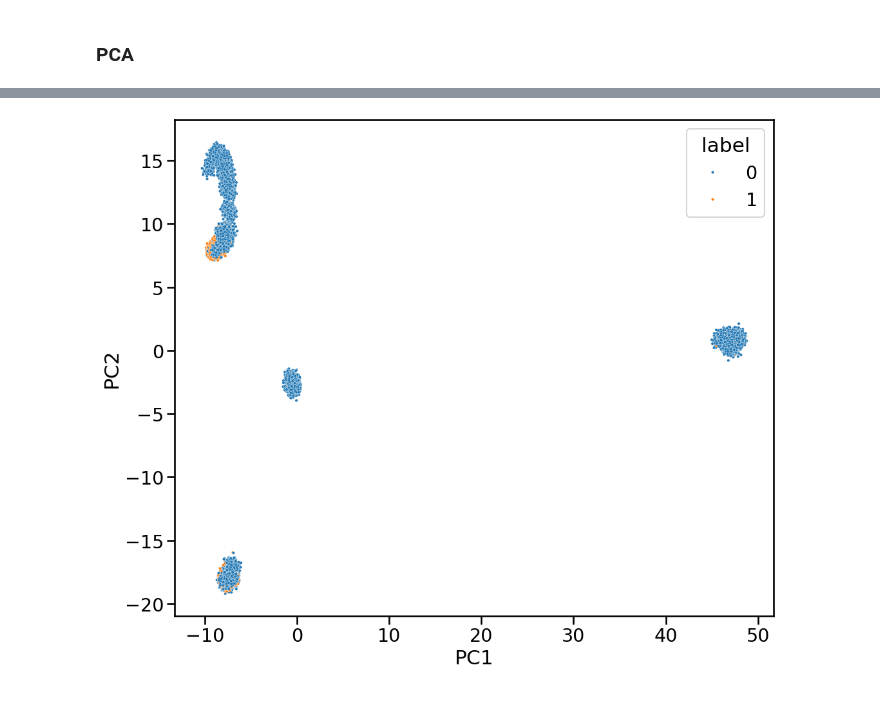
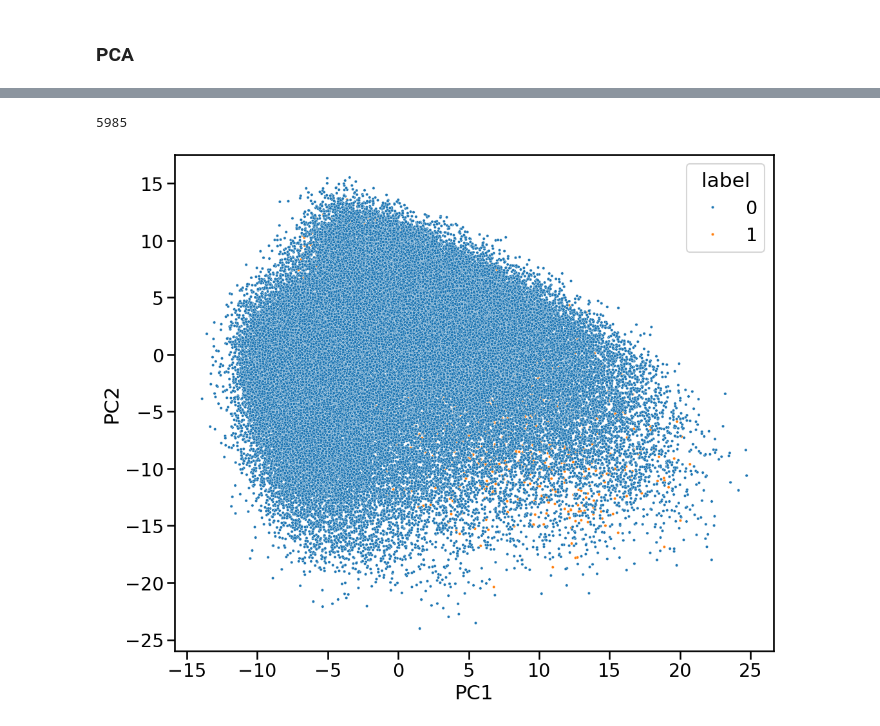
Before and after one commit to MartijnNaaijer/jeremiah_project_models, a Jupyter notebook: detect_poetry_with_berel_embeddings_train_on_biblical.ipynb, the cells around one changed output, grey strips where cells are left out. Saved outputs shown, nothing was run; the diff lists cells and outputs as text; code cells hidden in the pictures.

```diff
--- a/detect_poetry_with_berel_embeddings_train_on_biblical.ipynb
+++ b/detect_poetry_with_berel_embeddings_train_on_biblical.ipynb
@@ -280,8 +243,9 @@ BertForMaskedLM(
 # %%
 hidden_states = []
 
-for idx, texts_chunk in enumerate(heb_texts_n):
-    tokenized_inputs = tokenizer(texts_chunk, max_length=128, truncation=True, padding=True, return_tensors="pt")
+for idx, texts_chunk_data in enumerate(heb_texts_n):
+    text_chunks = [text_ch for _,_,_,text_ch in texts_chunk_data]
+    tokenized_inputs = tokenizer(text_chunks, max_length=128, truncation=True, padding=True, return_tensors="pt")
     tokenized_inputs = {k:v.to(device) for k,v in tokenized_inputs.items()}
     with torch.no_grad():
         outputs = get_last_hidden_state(model, tokenized_inputs)
@@ -300,14 +264,8 @@ all_embeddings = np.concatenate(hidden_states_mean, axis=0)
 all_genres = []
 all_labels = []
 
-for bo, clauses, genre in bi_clause_genre_dict.keys():
-    if genre == 'prose':
-        all_genres.append(0)
-    elif genre == 'poetry':
-        all_genres.append(1)
-    elif genre == 'Jeremiah':
-        all_genres.append(2)
-
+for bo, ch, clauses in n_clause_dict.keys():
+    all_genres.append(bo)
     all_labels.append((bo, clauses))
 # %%
 print(len(all_genres), len(all_embeddings))
@@ -394,7 +287,7 @@ pca_pl = make_pipeline(
         random_state = random_state)
 )
 # %%
-pcs = pca_pl.fit_transform(prose_poetry_embeddings)
+pcs = pca_pl.fit_transform(all_embeddings)
 # %%
 pcs
 # %% [output]
@@ -414,3 +307,9 @@ array([[ -0.19844195,  -2.1809661 ,  39.03529   ,  -7.4504886 ,
+# %%
+book = 'Genesis'
+y = np.array([1 if bo == book else 0 for bo in all_genres])
+y.sum()
+# %% [output]
+5985
 # %%
 pcs_df = pd.DataFrame(data = pcs ,
         columns = ['PC1', 'PC2', 'PC3', 'PC4', 'PC5', 'PC6'])
@@ -418,23 +317,23 @@ pcs_df['label'] = y
 # %%
 comp1 = 'PC1'
 comp2 = 'PC2'
 
 
 pcs_df = pd.DataFrame(data = pcs ,
         columns = ['PC1', 'PC2', 'PC3', 'PC4', 'PC5', 'PC6'])
 pcs_df['label'] = y
-pcs_df['book'] = prose_poetry_labels
+#pcs_df['book'] = _labels
 
 plt.figure(figsize=(12,10))
 with sns.plotting_context("talk",font_scale=1.25):
     sns.scatterplot(x=comp1, y=comp2,
                     data=pcs_df,
                     hue="label",
                     s=10)
     plt.xlabel(comp1)
     plt.ylabel(comp2)
 
 #plt.savefig("pca_chb_lbh_jer.png",
 #                    format='png',dpi=150)
 # %% [output]
-[figure, old version]
+[figure, new version]
```
Also changed, not shown: parts of 51 cells of this notebook, 17 other files.
